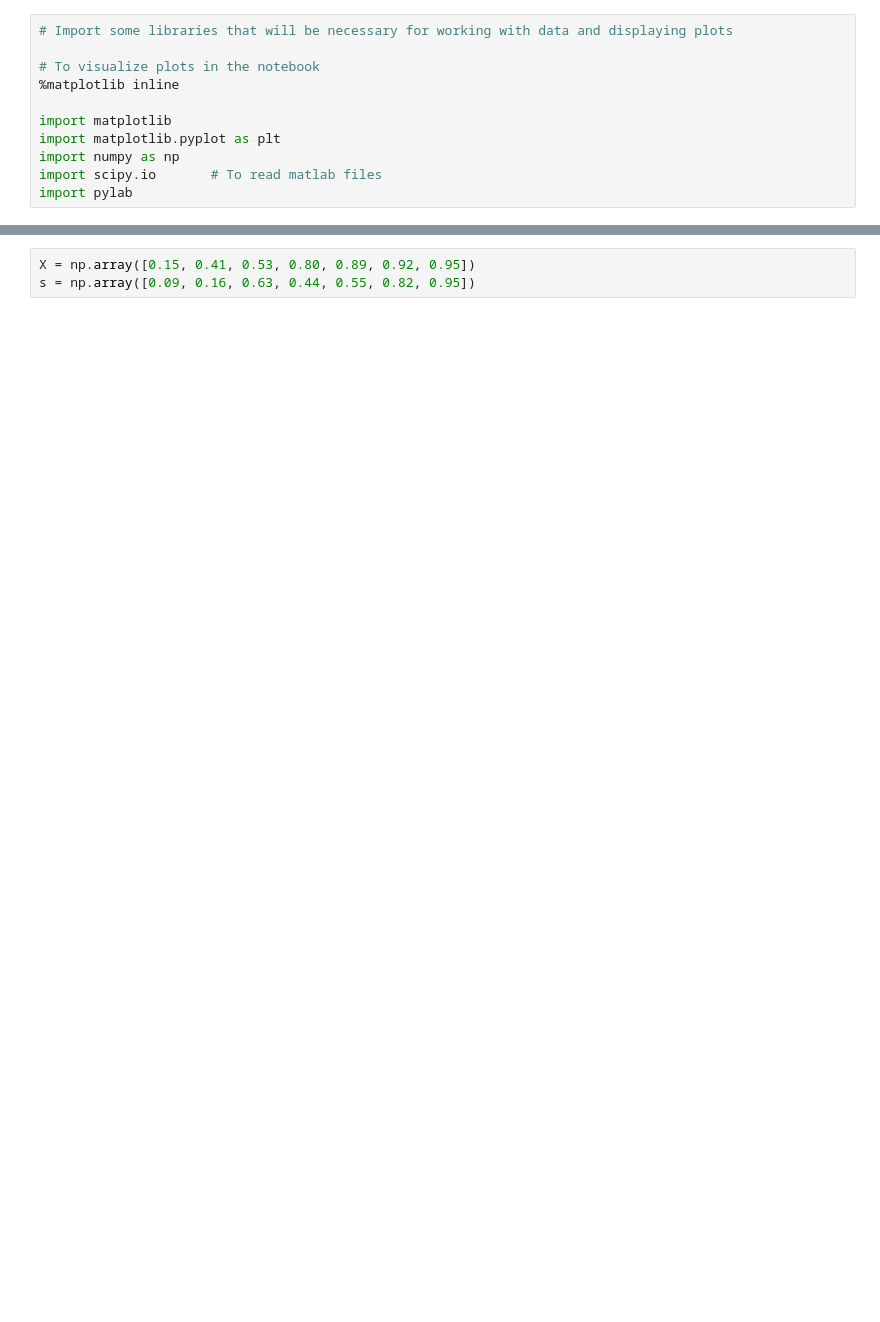
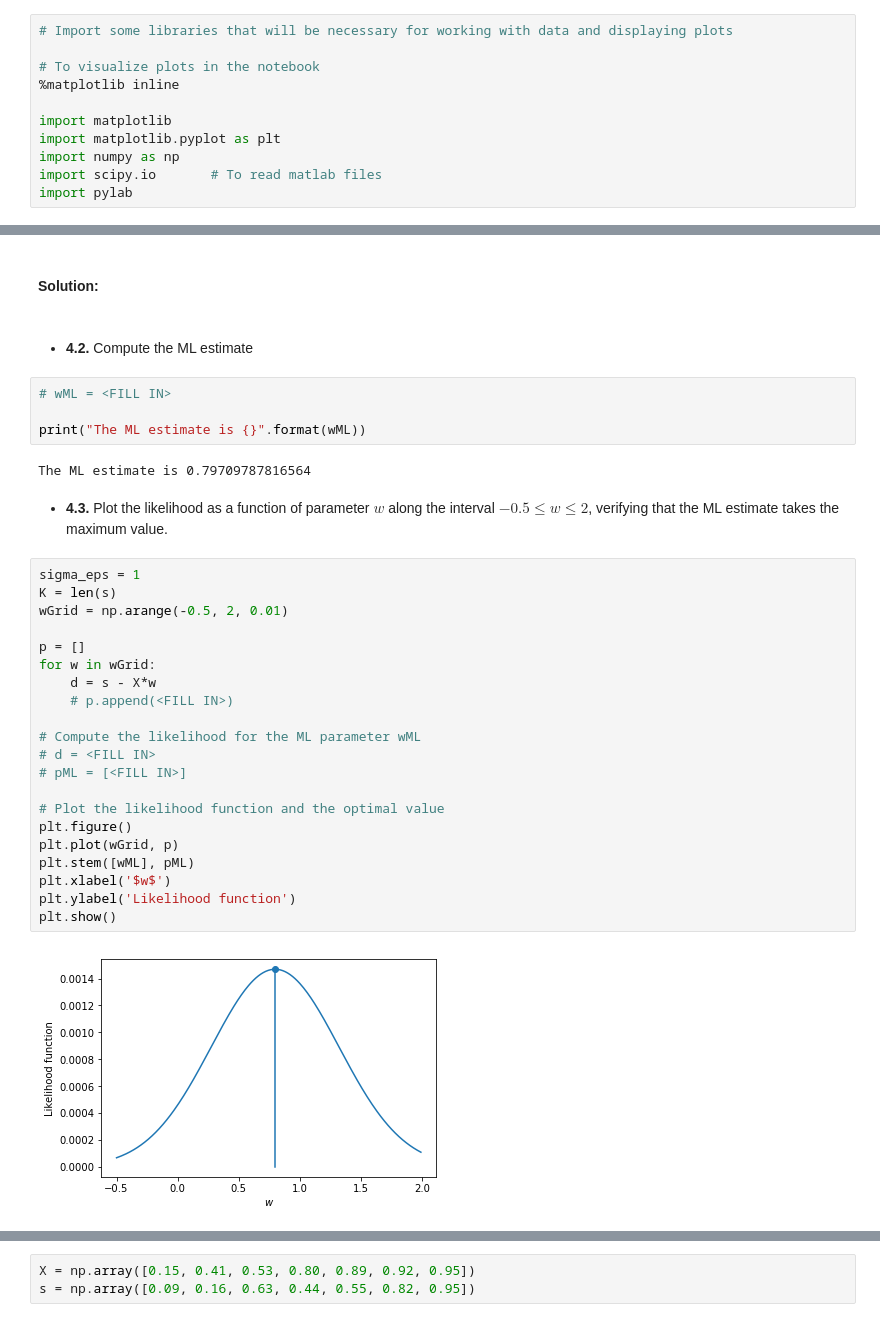
Before and after one commit to ML4DS/ML4all, a Jupyter notebook: R4.ML_Regression/Regression_ML_student.ipynb, the cells around one changed output, grey strips where cells are left out. Drawn from its saved outputs; the diff is of its cells as text; blank space fills up the shorter version.

```diff
--- a/R4.ML_Regression/Regression_ML_student.ipynb
+++ b/R4.ML_Regression/Regression_ML_student.ipynb
@@ -172,0 +127,38 @@ Assume that the targets in the one-dimensional dataset given by
+# %% [markdown]
+#### Solution:
+
+[comment]: # (<SOL>)
+# </SOL>
+# %% [markdown]
+* **4.2.** Compute the ML estimate
+# %%
+# wML = <FILL IN>
+
+print("The ML estimate is {}".format(wML))
+# %% [output]
+The ML estimate is 0.79709787816564
+# %% [markdown]
+* **4.3.** Plot the likelihood as a function of parameter $w$ along the interval $-0.5\le w \le 2$, verifying that the ML estimate takes the maximum value.
+# %%
+sigma_eps = 1
+K = len(s)
+wGrid = np.arange(-0.5, 2, 0.01)
+
+p = []
+for w in wGrid:
+    d = s - X*w
+    # p.append(<FILL IN>)
+
+# Compute the likelihood for the ML parameter wML
+# d = <FILL IN>
+# pML = [<FILL IN>]
+
+# Plot the likelihood function and the optimal value
+plt.figure()
+plt.plot(wGrid, p)
+plt.stem([wML], pML)
+plt.xlabel('$w$')
+plt.ylabel('Likelihood function')
+plt.show()
+# %% [output]
+[figure, added]
```
Also changed, not shown: parts of 62 cells of this notebook, 13 other files.
